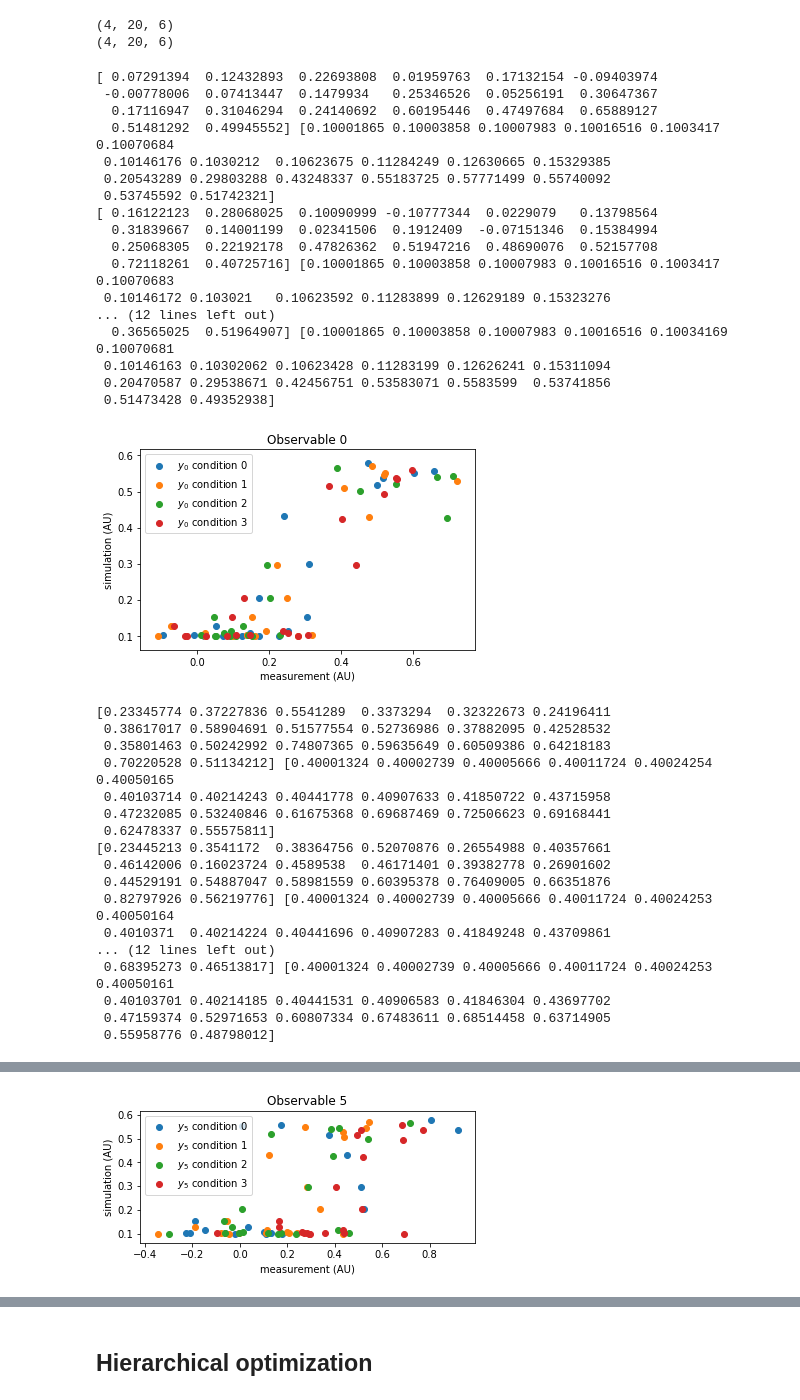
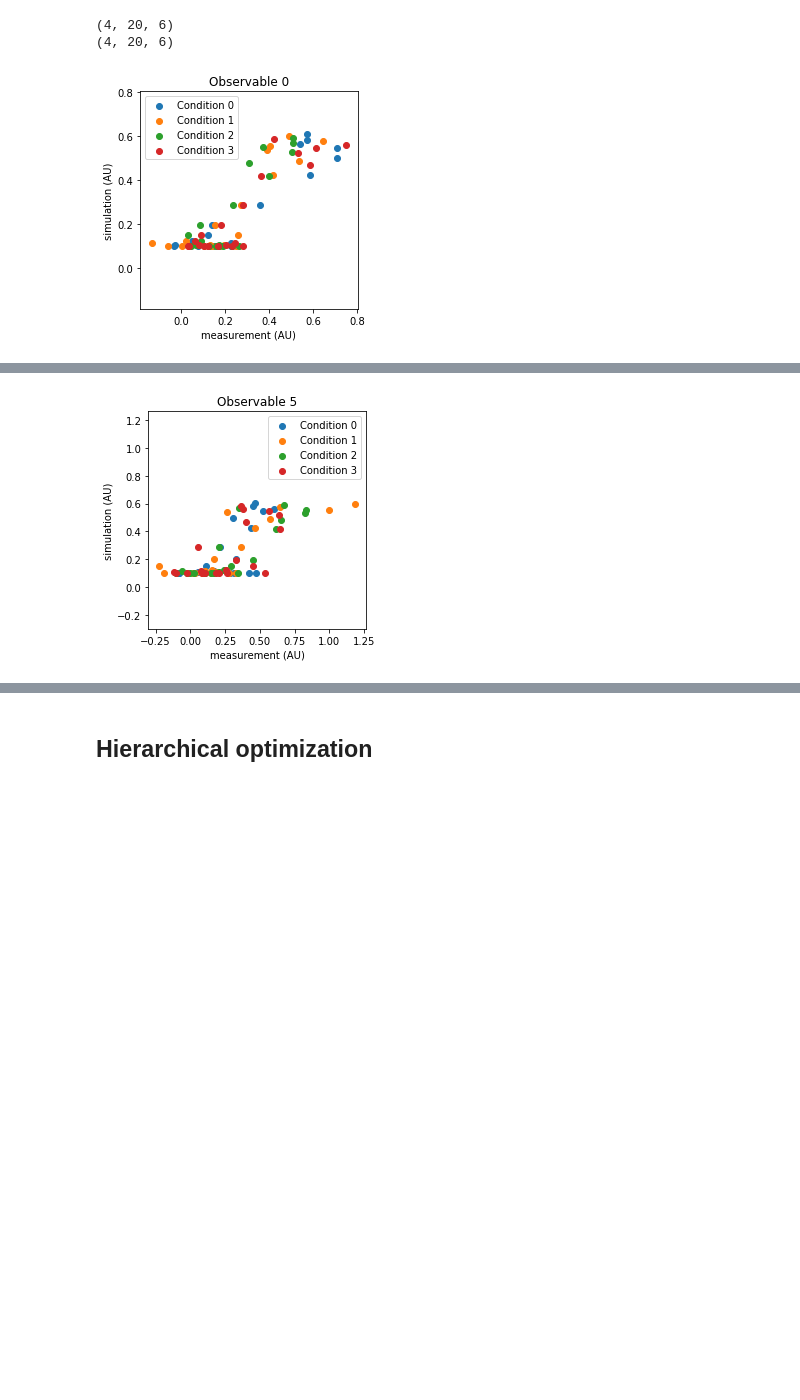
Before and after one commit to ICB-DCM/parPE, a Jupyter notebook: amici/examples/steadystate/parpeExampleSteadystate.ipynb, the cells around one changed output, grey strips where cells are left out. Saved outputs shown, nothing was run; the diff lists cells and outputs as text; code cells hidden in the pictures; blank space fills up the shorter version.

Commit message:
Make plotting functions more reusable, add test cases

```diff
--- a/amici/examples/steadystate/parpeExampleSteadystate.ipynb
+++ b/amici/examples/steadystate/parpeExampleSteadystate.ipynb
@@ -256,40 +254,6 @@ print(ymes.shape)
 (4, 20, 6)
 (4, 20, 6)
 # %%
-parpe.plotting.plotCorrelation(ymes, ysim)
+parpe.plotting.plotCorrelations(ymes, ysim)
 # %% [output]
-[ 0.07291394  0.12432893  0.22693808  0.01959763  0.17132154 -0.09403974
- -0.00778006  0.07413447  0.1479934   0.25346526  0.05256191  0.30647367
-  0.17116947  0.31046294  0.24140692  0.60195446  0.47497684  0.65889127
-  0.51481292  0.49945552] [0.10001865 0.10003858 0.10007983 0.10016516 0.1003417  0.10070684
- 0.10146176 0.1030212  0.10623675 0.11284249 0.12630665 0.15329385
- 0.20543289 0.29803288 0.43248337 0.55183725 0.57771499 0.55740092
- 0.53745592 0.51742321]
-[ 0.16122123  0.28068025  0.10090999 -0.10777344  0.0229079   0.13798564
-  0.31839667  0.14001199  0.02341506  0.1912409  -0.07151346  0.15384994
-  0.25068305  0.22192178  0.47826362  0.51947216  0.48690076  0.52157708
-  0.72118261  0.40725716] [0.10001865 0.10003858 0.10007983 0.10016516 0.1003417  0.10070683
- 0.10146172 0.103021   0.10623592 0.11283899 0.12629189 0.15323276
-... (12 lines left out)
-  0.36565025  0.51964907] [0.10001865 0.10003858 0.10007983 0.10016516 0.10034169 0.10070681
- 0.10146163 0.10302062 0.10623428 0.11283199 0.12626241 0.15311094
- 0.20470587 0.29538671 0.42456751 0.53583071 0.5583599  0.53741856
- 0.51473428 0.49352938]
-[figure, old version]
+[figure, new version]
-[0.23345774 0.37227836 0.5541289  0.3373294  0.32322673 0.24196411
- 0.38617017 0.58904691 0.51577554 0.52736986 0.37882095 0.42528532
- 0.35801463 0.50242992 0.74807365 0.59635649 0.60509386 0.64218183
- 0.70220528 0.51134212] [0.40001324 0.40002739 0.40005666 0.40011724 0.40024254 0.40050165
- 0.40103714 0.40214243 0.40441778 0.40907633 0.41850722 0.43715958
- 0.47232085 0.53240846 0.61675368 0.69687469 0.72506623 0.69168441
- 0.62478337 0.55575811]
-[0.23445213 0.3541172  0.38364756 0.52070876 0.26554988 0.40357661
- 0.46142006 0.16023724 0.4589538  0.46171401 0.39382778 0.26901602
- 0.44529191 0.54887047 0.58981559 0.60395378 0.76409005 0.66351876
- 0.82797926 0.56219776] [0.40001324 0.40002739 0.40005666 0.40011724 0.40024253 0.40050164
- 0.4010371  0.40214224 0.40441696 0.40907283 0.41849248 0.43709861
-... (12 lines left out)
- 0.68395273 0.46513817] [0.40001324 0.40002739 0.40005666 0.40011724 0.40024253 0.40050161
- 0.40103701 0.40214185 0.40441531 0.40906583 0.41846304 0.43697702
- 0.47159374 0.52971653 0.60807334 0.67483611 0.68514458 0.63714905
- 0.55958776 0.48798012]
@@ -368,2 +264,2 @@ parpe.plotting.plotCorrelation(ymes, ysim)
-[figure, old version]
+[figure, new version]
 # %%
```
Also changed, not shown: parts of 12 cells of this notebook, 3 other files.
